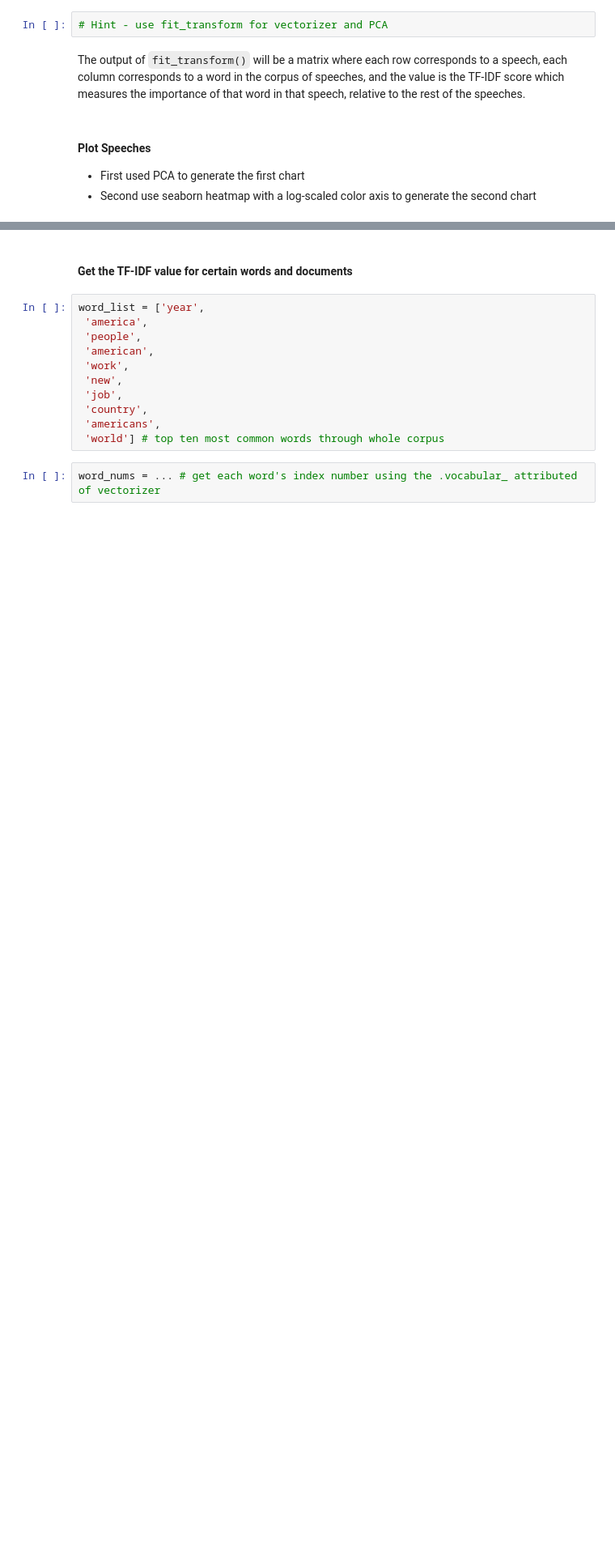
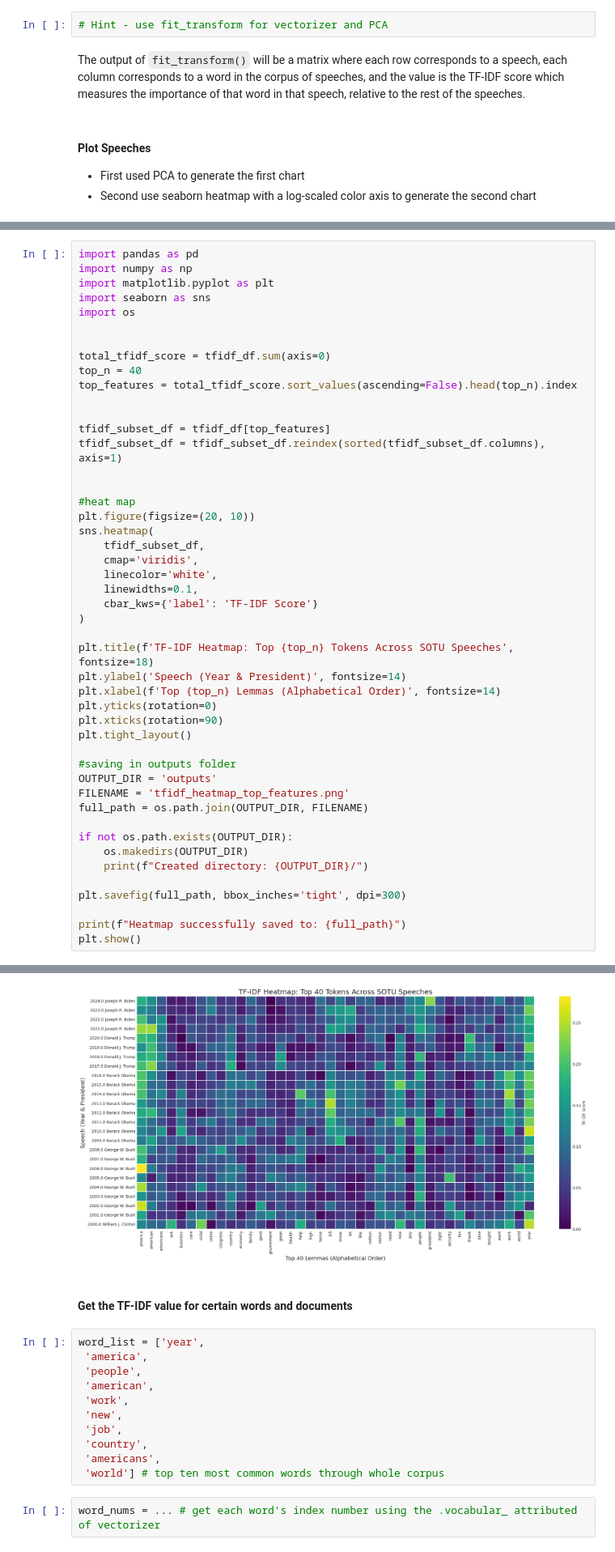
Before and after one commit to UCB-stat-159-f25/proj02-group26, a Jupyter notebook: proj02-nlp.ipynb, the cells around one changed output, grey strips where cells are left out. Shown at 81% size. Cells and saved outputs as stored; diff of their text form; blank space fills up the shorter version.

Commit message:
generates heatmap in part (2)

```diff
--- a/proj02-nlp.ipynb
+++ b/proj02-nlp.ipynb
@@ -526,0 +525,48 @@ The output of `fit_transform()` will be a matrix where each row corresponds to a
+# %%
+import pandas as pd
+import numpy as np
+import matplotlib.pyplot as plt
+import seaborn as sns
+import os
+
+
+total_tfidf_score = tfidf_df.sum(axis=0)
+top_n = 40
+top_features = total_tfidf_score.sort_values(ascending=False).head(top_n).index
+
+
+tfidf_subset_df = tfidf_df[top_features]
+tfidf_subset_df = tfidf_subset_df.reindex(sorted(tfidf_subset_df.columns), axis=1)
+
+
+#heat map
+plt.figure(figsize=(20, 10))
+sns.heatmap(
+    tfidf_subset_df,
+    cmap='viridis',
+    linecolor='white',
+    linewidths=0.1,
+    cbar_kws={'label': 'TF-IDF Score'}
+)
+
+plt.title(f'TF-IDF Heatmap: Top {top_n} Tokens Across SOTU Speeches', fontsize=18)
+plt.ylabel('Speech (Year & President)', fontsize=14)
+plt.xlabel(f'Top {top_n} Lemmas (Alphabetical Order)', fontsize=14)
+plt.yticks(rotation=0)
+plt.xticks(rotation=90)
+plt.tight_layout()
+
+#saving in outputs folder
+OUTPUT_DIR = 'outputs'
+FILENAME = 'tfidf_heatmap_top_features.png'
+full_path = os.path.join(OUTPUT_DIR, FILENAME)
+
+if not os.path.exists(OUTPUT_DIR):
+    os.makedirs(OUTPUT_DIR)
+    print(f"Created directory: {OUTPUT_DIR}/")
+
+plt.savefig(full_path, bbox_inches='tight', dpi=300)
+
+print(f"Heatmap successfully saved to: {full_path}")
+plt.show()
+# %% [output]
@@ -527,3 +574,4 @@ The output of `fit_transform()` will be a matrix where each row corresponds to a
+[figure, added]
 # %% [markdown]
 #### Get the TF-IDF value for certain words and documents
 # %%
```
Also changed, not shown: parts of 9 cells of this notebook.
